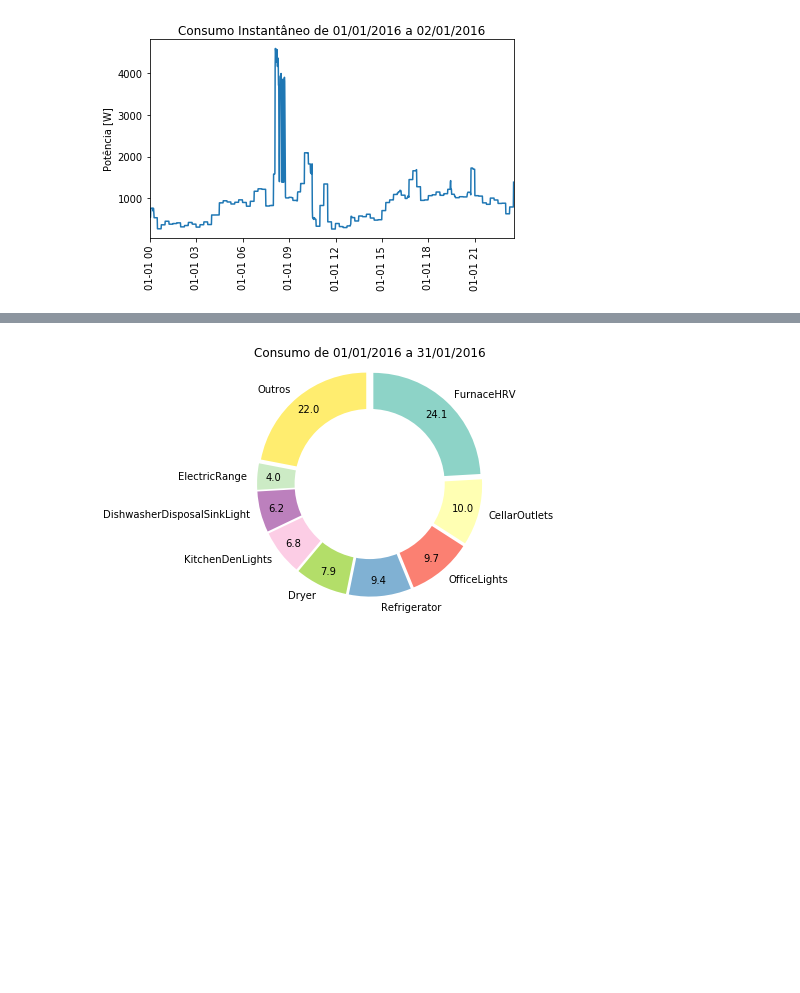
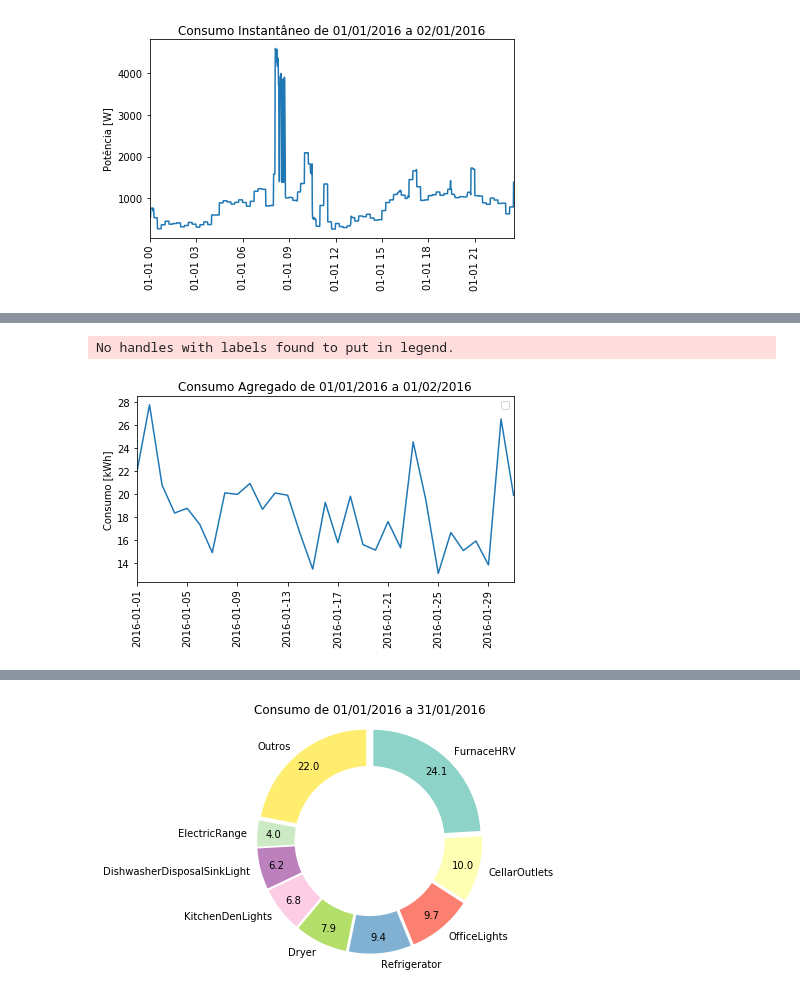
Before and after one commit to tiagoyukio12/TCC-2019, a Jupyter notebook: info_vis.ipynb, the cells around one changed output, grey strips where cells are left out. Cells and saved outputs as stored; diff of their text form; code cells hidden in the pictures; blank space fills up the shorter version.

```diff
--- a/info_vis.ipynb
+++ b/info_vis.ipynb
@@ -264,0 +273,74 @@ for i in range(len(channels)):
+# %%
+def qry_cons_aggr(start, end, frequency):
+    """Runs a query for the daily/weekly/monthly consumption [kWh] in all channels in the specified period.
+
+    Args:
+        start (str): start of the period as "YYYY-MM-DD hh:mm:ss".
+        end (str): end of the period as "YYYY-MM-DD hh:mm:ss".
+        frequency (str): Period of consumption. 'D', 'W', or 'M' (daily, weekly or monthly).
+
+    Returns:
+        str: csv of the query as [index, date, consumption].
+    """
+
+    period_days = 1
+    if frequency == 'W':
+        period_days = 7
+    if frequency == 'M':
+        period_days = 30
+
+    periods = (pd.to_datetime(end) - pd.to_datetime(start)).days / period_days
+    t = pd.date_range(start, periods=periods, freq='{}D'.format(period_days))
+    cons = pd.DataFrame(0, index=np.arange(periods), columns=['cons'])
+    aggr_cons = pd.DataFrame([t, cons]).transpose()
+    aggr_cons.columns = ['t', 'energy']
+    aggr_cons.t = pd.to_datetime(aggr_cons.t)
+    aggr_cons.energy = 0
+
+    for i_channel in range(len(channels)):
+        # Select the desired period from channel
+        ch = channels[i_channel]
+        mask = (ch.t >= start) & (ch.t < end)
+        ch_period = ch.loc[mask]
+
+        # Find mean consumption by day, week, or month
+        cons = ch_period.copy()
+        cons = cons.set_index('t')
+        cons = cons.groupby(pd.Grouper(freq=frequency)).mean().dropna(how='all')
+        cons = cons.reset_index()
+        cons = pd.concat([cons.t, cons.pot], axis=1)
+        cons.columns = ['t', 'energy']
+        cons.fillna(0)
+
+        # Convert to kWh
+        period_hours = 24 * period_days
+        cons.energy = cons.energy * period_hours / 1e3
+
+        aggr_cons['energy'] += cons.energy
+
+    # Return query as csv string
+    return aggr_cons.to_csv()
+
+
+# Plot daily consumption for each channel for all period available
+start_date = pd.to_datetime('2016-01-01')
+end_date = pd.to_datetime('2016-02-01')
+freq = 'D'
+
+# Convert query string to pandas.DataFrame
+query = qry_cons_aggr(start_date, end_date, freq)
+cons = pd.read_csv(StringIO(query), delimiter=',', header=0, usecols=[1, 2])
+cons.t = pd.to_datetime(cons.t)
+
+# Plot query results
+plt.plot(cons.t, cons.energy)
+plt.ylabel('Consumo [kWh]')
+plt.xticks(rotation=90)
+plt.title('Consumo Agregado de {} a {}'.format(start_date.strftime("%d/%m/%Y"), end_date.strftime("%d/%m/%Y")))
+plt.legend(loc='upper right')
+plt.margins(x=0)
+plt.savefig('plot/visualizacao/mult_cons.png')
+plt.show()
+# %% [output]
+No handles with labels found to put in legend.
+[figure, added]
```
Also changed, not shown: parts of 10 cells of this notebook.
